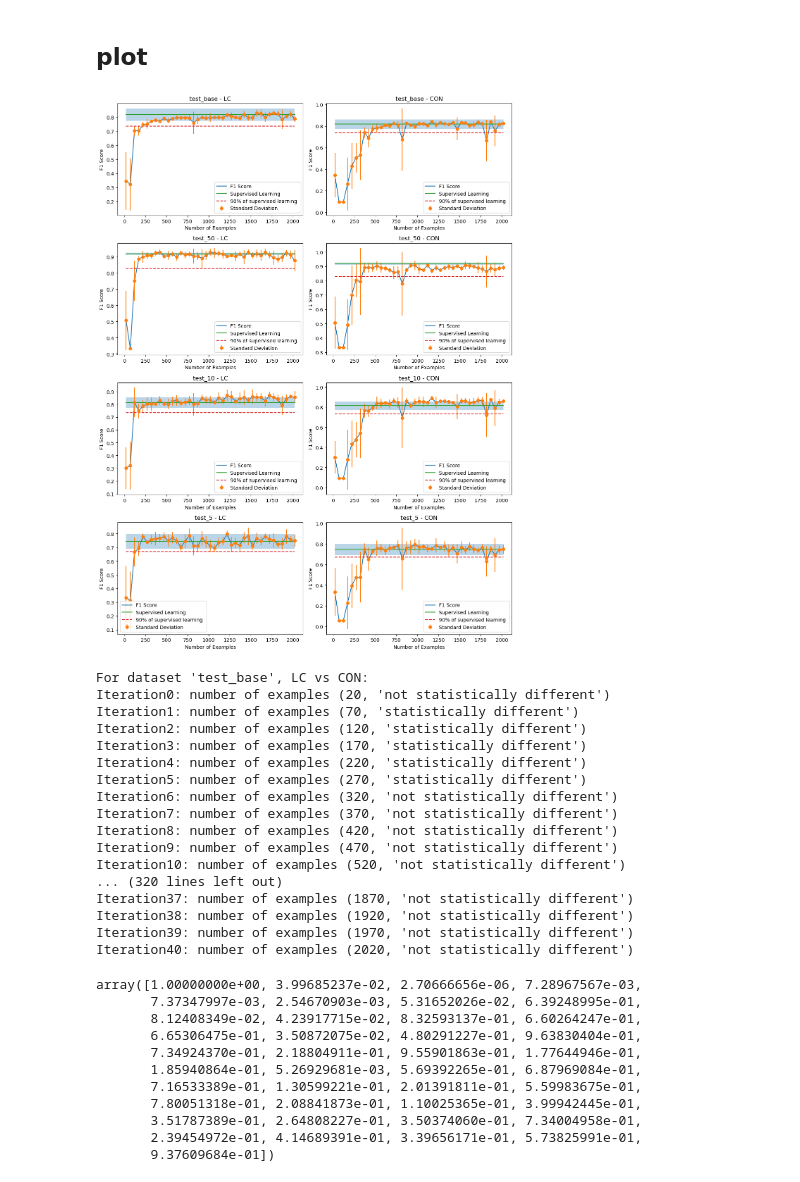
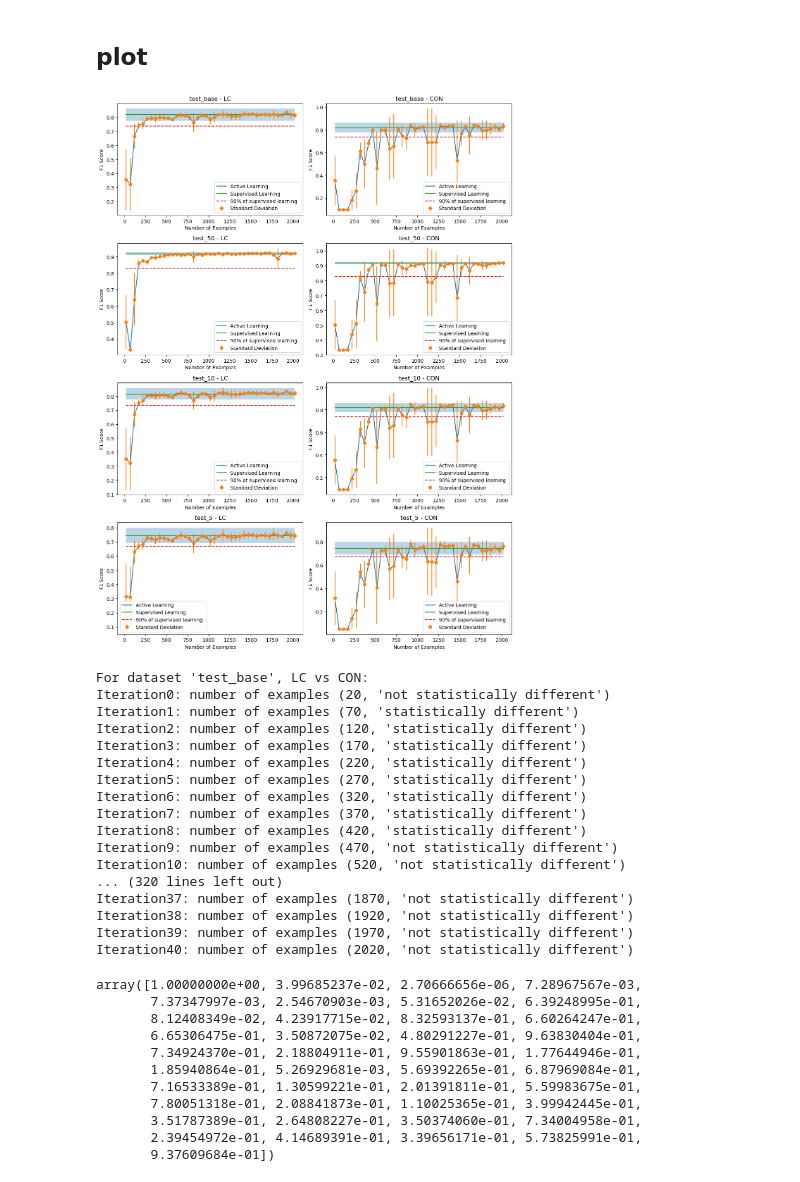
Before and after one commit to RaymondUoE/CAL_sim, a Jupyter notebook: visualisation.ipynb, the cells around one changed output. Drawn from its saved outputs; the diff is of its cells as text; code cells hidden in the pictures.

```diff
--- a/visualisation.ipynb
+++ b/visualisation.ipynb
@@ -19,11 +19,11 @@ for seed in range(5):
         results_dict_sl[seed] = json.load(f)
 
 # contrastive
-with open('./results/AL_TF_wiki_50_20000/END_2024-01-27 09:42:33.255341.json', 'r') as f:
+with open('./results/AL_TF_wiki_50_20000/END_2024-02-01 15:40:31.273328.json', 'r') as f:
     results_dict_con = json.load(f)
 
 # least confidence
-with open('./results/AL_TF_wiki_50_20000/END_2024-01-26 09:57:29.682727.json', 'r') as f:
+with open('./results/AL_TF_wiki_50_20000_LeastConfidence/END_2024-02-02 11:57:13.094886.json', 'r') as f:
     results_dict_lc = json.load(f)
 # %%
 def get_f1s_sl(results_dict):
@@ -100,36 +100,36 @@ for i, dataset in enumerate(datasets):
         ax = axs[i, j]
 
         # Plot the graph
-        ax.plot(x, y, label='F1 Score')
+        ax.plot(x, y, label='Active Learning')
         ax.errorbar(x, y, yerr=y_err, fmt='o', label='Standard Deviation')
 
         # plot supervised learning performance
         ax.plot(x, np.repeat(y_horizontal, len(x)), label='Supervised Learning')
         # ax.errorbar(x, y_f1_score, yerr=y_std_con, fmt='o', label='Standard Deviation')
         ax.fill_between(x, y_horizontal - y_std_sl, y_horizontal + y_std_sl, alpha=0.3)
 
         # Plot 90% of the horizontal line
         ax.plot(x, np.repeat(y_horizontal*.9, len(x)), label='90% of supervised learning ', linestyle='--')
 
         # Set the x-axis label
         ax.set_xlabel('Number of Examples')
 
         # Set the y-axis label
         ax.set_ylabel('F1 Score')
 
         # Set the title of the graph
         ax.set_title(f'{dataset} - {al_method.upper()}')
 
         # Add a legend
         ax.legend()
 
 # Adjust the spacing between subplots
 plt.tight_layout()
 
 # Show the plot
 plt.show()
 # %% [output]
-[figure, old version]
+[figure, new version]
 # %%
 from scipy.stats import mannwhitneyu, ttest_ind
 
@@ -167,9 +167,9 @@ Iteration2: number of examples (120, 'statistically different')
 Iteration3: number of examples (170, 'statistically different')
 Iteration4: number of examples (220, 'statistically different')
 Iteration5: number of examples (270, 'statistically different')
-Iteration6: number of examples (320, 'not statistically different')
-Iteration7: number of examples (370, 'not statistically different')
-Iteration8: number of examples (420, 'not statistically different')
+Iteration6: number of examples (320, 'statistically different')
+Iteration7: number of examples (370, 'statistically different')
+Iteration8: number of examples (420, 'statistically different')
 Iteration9: number of examples (470, 'not statistically different')
 Iteration10: number of examples (520, 'not statistically different')
 ... (320 lines left out)
```
Also changed, not shown: 3 other files.
